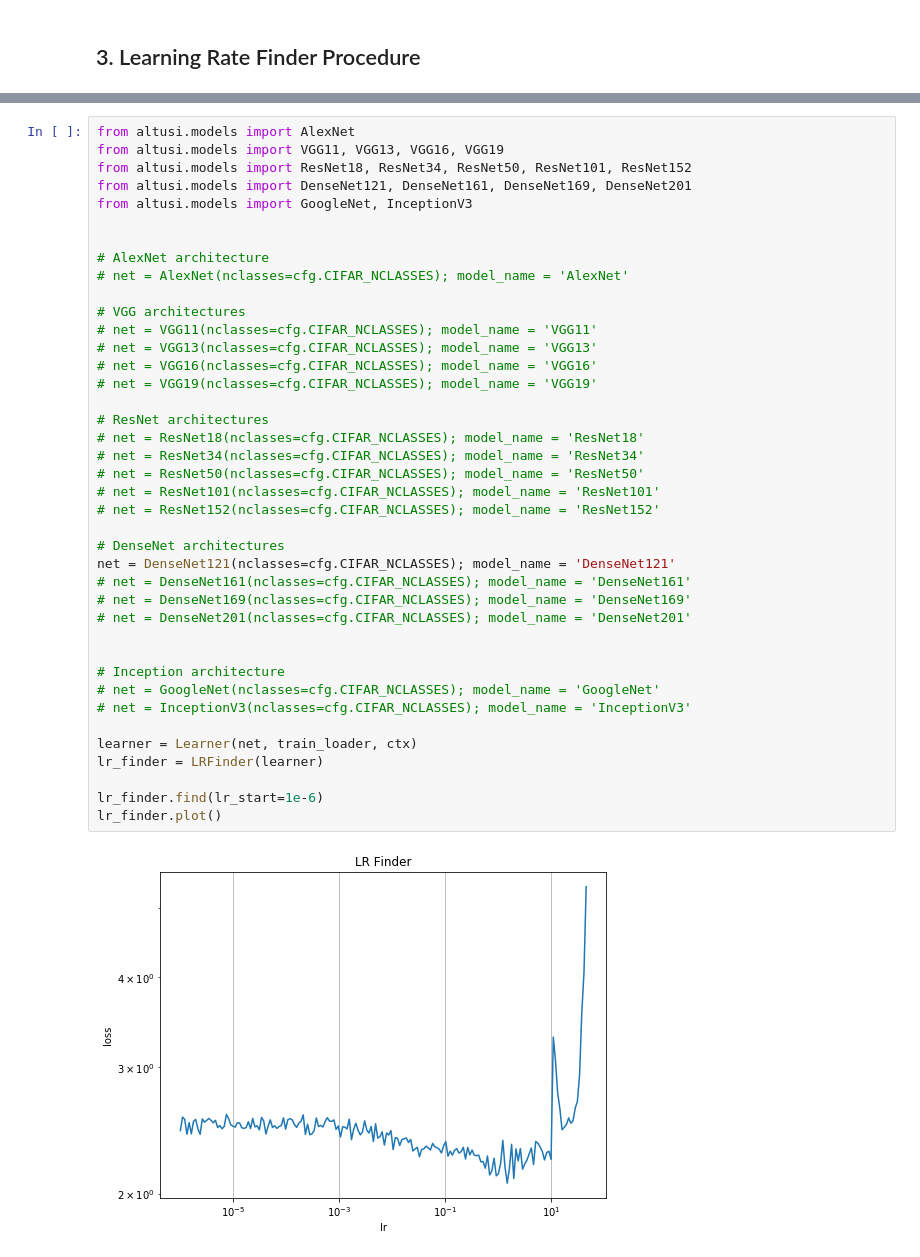
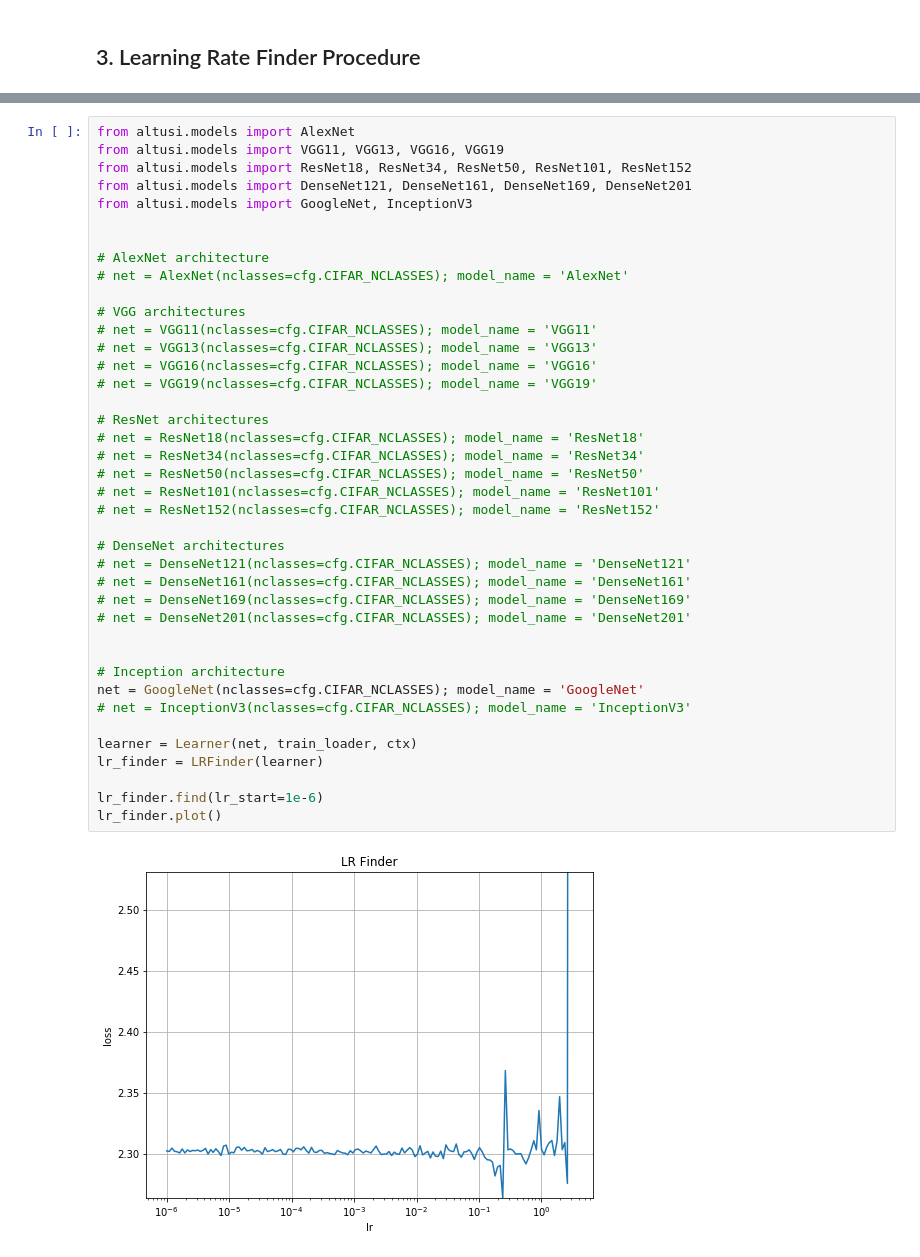
Before and after one commit to danhdoan/cifar10-end2end-mxnet, a Jupyter notebook: lr-finder.ipynb, the cells around one changed output, grey strips where cells are left out. Drawn from its saved outputs; the diff is of its cells as text.

```diff
--- a/lr-finder.ipynb
+++ b/lr-finder.ipynb
@@ -66,33 +66,33 @@ from altusi.models import GoogleNet, InceptionV3
 # net = AlexNet(nclasses=cfg.CIFAR_NCLASSES); model_name = 'AlexNet'
 
 # VGG architectures
 # net = VGG11(nclasses=cfg.CIFAR_NCLASSES); model_name = 'VGG11'
 # net = VGG13(nclasses=cfg.CIFAR_NCLASSES); model_name = 'VGG13'
 # net = VGG16(nclasses=cfg.CIFAR_NCLASSES); model_name = 'VGG16'
 # net = VGG19(nclasses=cfg.CIFAR_NCLASSES); model_name = 'VGG19'
 
 # ResNet architectures
 # net = ResNet18(nclasses=cfg.CIFAR_NCLASSES); model_name = 'ResNet18'
 # net = ResNet34(nclasses=cfg.CIFAR_NCLASSES); model_name = 'ResNet34'
 # net = ResNet50(nclasses=cfg.CIFAR_NCLASSES); model_name = 'ResNet50'
 # net = ResNet101(nclasses=cfg.CIFAR_NCLASSES); model_name = 'ResNet101'
 # net = ResNet152(nclasses=cfg.CIFAR_NCLASSES); model_name = 'ResNet152'
 
 # DenseNet architectures
-net = DenseNet121(nclasses=cfg.CIFAR_NCLASSES); model_name = 'DenseNet121'
+# net = DenseNet121(nclasses=cfg.CIFAR_NCLASSES); model_name = 'DenseNet121'
 # net = DenseNet161(nclasses=cfg.CIFAR_NCLASSES); model_name = 'DenseNet161'
 # net = DenseNet169(nclasses=cfg.CIFAR_NCLASSES); model_name = 'DenseNet169'
 # net = DenseNet201(nclasses=cfg.CIFAR_NCLASSES); model_name = 'DenseNet201'
 
 
 # Inception architecture
-# net = GoogleNet(nclasses=cfg.CIFAR_NCLASSES); model_name = 'GoogleNet'
+net = GoogleNet(nclasses=cfg.CIFAR_NCLASSES); model_name = 'GoogleNet'
 # net = InceptionV3(nclasses=cfg.CIFAR_NCLASSES); model_name = 'InceptionV3'
 
 learner = Learner(net, train_loader, ctx)
 lr_finder = LRFinder(learner)
 
 lr_finder.find(lr_start=1e-6)
 lr_finder.plot()
 # %% [output]
-[figure, old version]
+[figure, new version]
```
Also changed, not shown: parts of 2 cells of this notebook, 10 other files.
